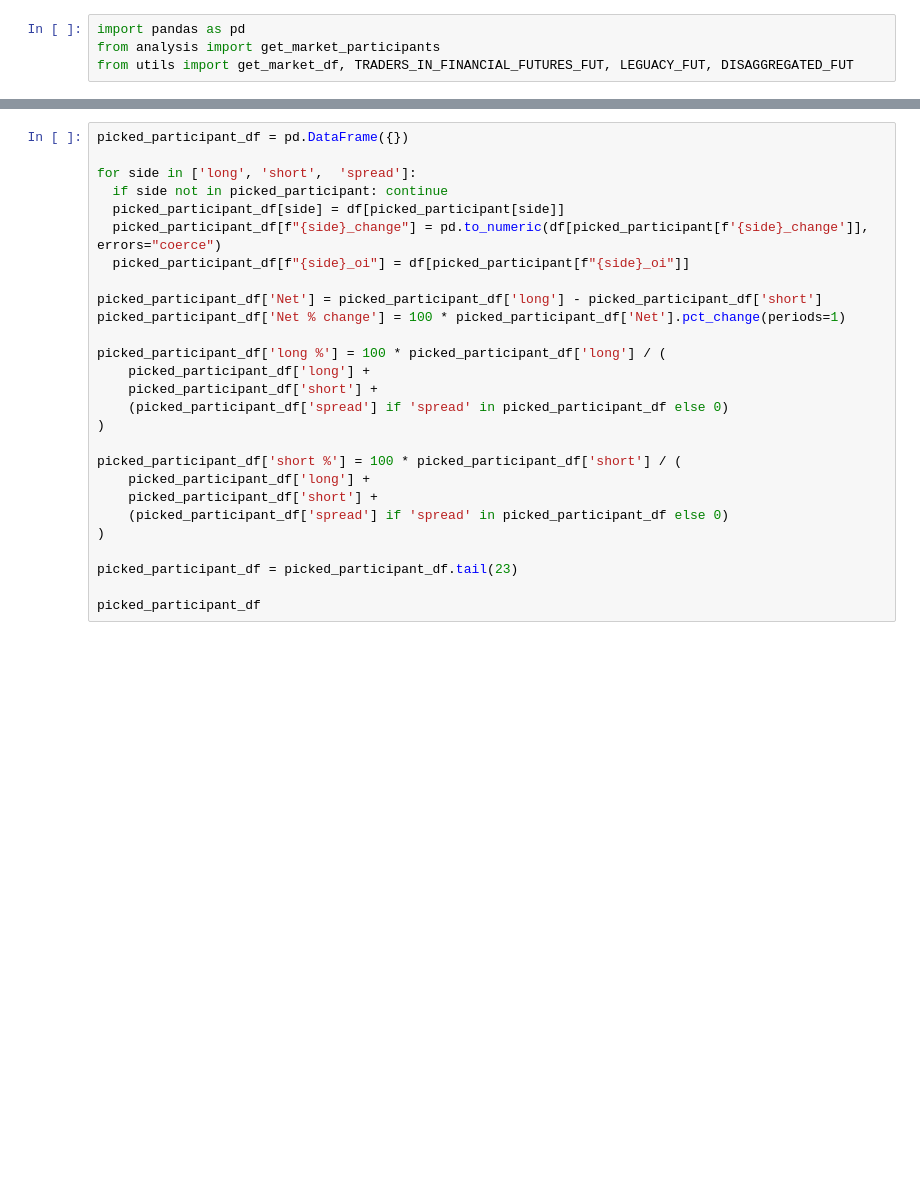
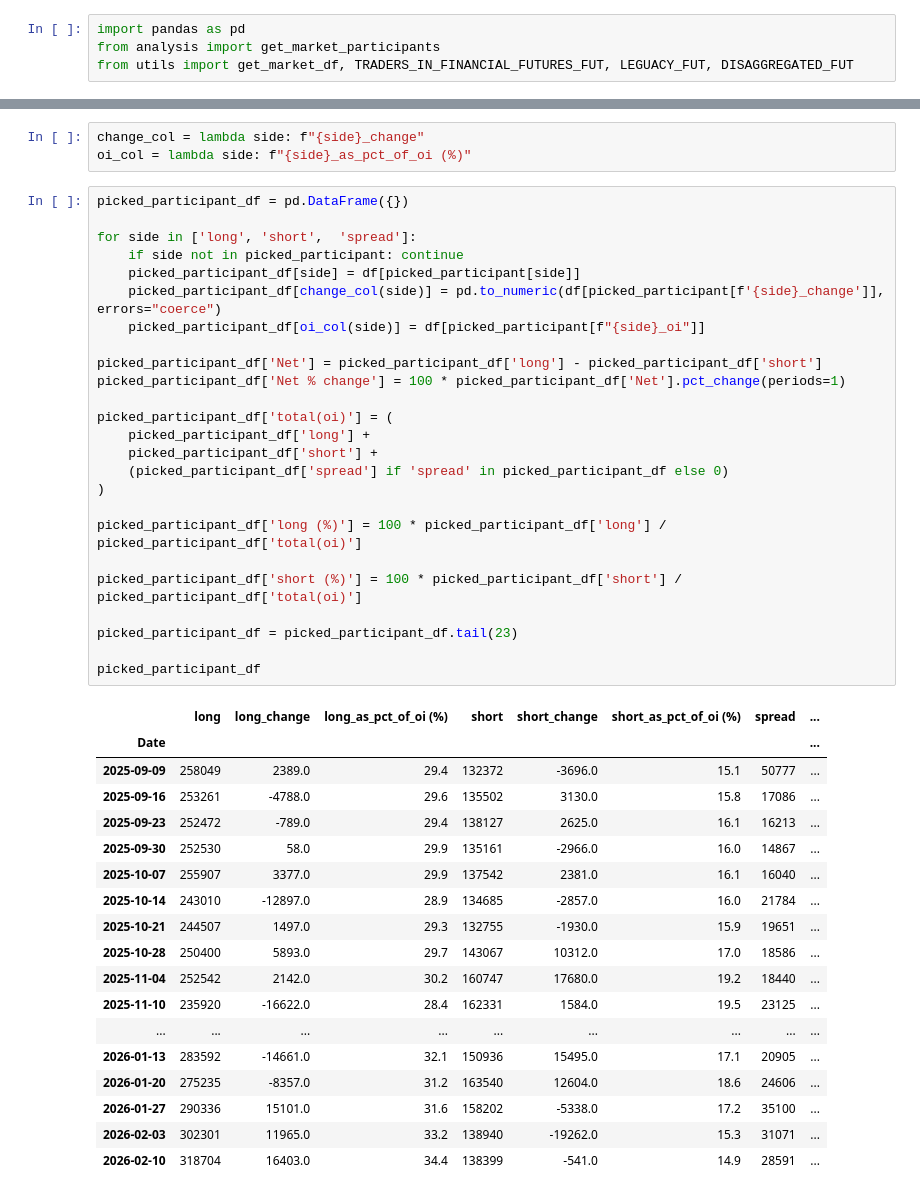
Before and after one commit to mod7ex/COT-analysis, a Jupyter notebook: analysis/table.ipynb, the cells around one changed output, grey strips where cells are left out. Saved outputs shown, nothing was run; the diff lists cells and outputs as text; blank space fills up the shorter version.

```diff
--- a/analysis/table.ipynb
+++ b/analysis/table.ipynb
@@ -16,30 +60,50 @@ print(json.dumps(picked_participant, indent=4))
+# %%
+change_col = lambda side: f"{side}_change"
+oi_col = lambda side: f"{side}_as_pct_of_oi (%)"
 # %%
 picked_participant_df = pd.DataFrame({})
 
 for side in ['long', 'short',  'spread']:
-  if side not in picked_participant: continue
-  picked_participant_df[side] = df[picked_participant[side]]
-  picked_participant_df[f"{side}_change"] = pd.to_numeric(df[picked_participant[f'{side}_change']], errors="coerce")
-  picked_participant_df[f"{side}_oi"] = df[picked_participant[f"{side}_oi"]]
+    if side not in picked_participant: continue
+    picked_participant_df[side] = df[picked_participant[side]]
+    picked_participant_df[change_col(side)] = pd.to_numeric(df[picked_participant[f'{side}_change']], errors="coerce")
+    picked_participant_df[oi_col(side)] = df[picked_participant[f"{side}_oi"]]
 
 picked_participant_df['Net'] = picked_participant_df['long'] - picked_participant_df['short']
 picked_participant_df['Net % change'] = 100 * picked_participant_df['Net'].pct_change(periods=1)
 
-picked_participant_df['long %'] = 100 * picked_participant_df['long'] / (
+picked_participant_df['total(oi)'] = (
     picked_participant_df['long'] +
     picked_participant_df['short'] +
     (picked_participant_df['spread'] if 'spread' in picked_participant_df else 0)
 )
 
-picked_participant_df['short %'] = 100 * picked_participant_df['short'] / (
-    picked_participant_df['long'] +
-    picked_participant_df['short'] +
-    (picked_participant_df['spread'] if 'spread' in picked_participant_df else 0)
-)
+picked_participant_df['long (%)'] = 100 * picked_participant_df['long'] / picked_participant_df['total(oi)']
+
+picked_participant_df['short (%)'] = 100 * picked_participant_df['short'] / picked_participant_df['total(oi)']
 
 picked_participant_df = picked_participant_df.tail(23)
 
 picked_participant_df
+# %% [output]
+|  | long | long_change | long_as_pct_of_oi (%) | short | short_change | short_as_pct_of_oi (%) | spread | ... |
+| Date |  |  |  |  |  |  |  | ... |
+| 2025-09-09 | 258049 | 2389.0 | 29.4 | 132372 | -3696.0 | 15.1 | 50777 | ... |
+| 2025-09-16 | 253261 | -4788.0 | 29.6 | 135502 | 3130.0 | 15.8 | 17086 | ... |
+| 2025-09-23 | 252472 | -789.0 | 29.4 | 138127 | 2625.0 | 16.1 | 16213 | ... |
+| 2025-09-30 | 252530 | 58.0 | 29.9 | 135161 | -2966.0 | 16.0 | 14867 | ... |
+| 2025-10-07 | 255907 | 3377.0 | 29.9 | 137542 | 2381.0 | 16.1 | 16040 | ... |
+| 2025-10-14 | 243010 | -12897.0 | 28.9 | 134685 | -2857.0 | 16.0 | 21784 | ... |
+| 2025-10-21 | 244507 | 1497.0 | 29.3 | 132755 | -1930.0 | 15.9 | 19651 | ... |
+| 2025-10-28 | 250400 | 5893.0 | 29.7 | 143067 | 10312.0 | 17.0 | 18586 | ... |
+| 2025-11-04 | 252542 | 2142.0 | 30.2 | 160747 | 17680.0 | 19.2 | 18440 | ... |
+| 2025-11-10 | 235920 | -16622.0 | 28.4 | 162331 | 1584.0 | 19.5 | 23125 | ... |
+| ... | ... | ... | ... | ... | ... | ... | ... | ... |
+| 2026-01-13 | 283592 | -14661.0 | 32.1 | 150936 | 15495.0 | 17.1 | 20905 | ... |
+| 2026-01-20 | 275235 | -8357.0 | 31.2 | 163540 | 12604.0 | 18.6 | 24606 | ... |
+| 2026-01-27 | 290336 | 15101.0 | 31.6 | 158202 | -5338.0 | 17.2 | 35100 | ... |
+| 2026-02-03 | 302301 | 11965.0 | 33.2 | 138940 | -19262.0 | 15.3 | 31071 | ... |
+| 2026-02-10 | 318704 | 16403.0 | 34.4 | 138399 | -541.0 | 14.9 | 28591 | ... |
 # %%
 color_map = {
     "long": "Greens",
```
Also changed, not shown: parts of 4 cells of this notebook, 9 other files.
